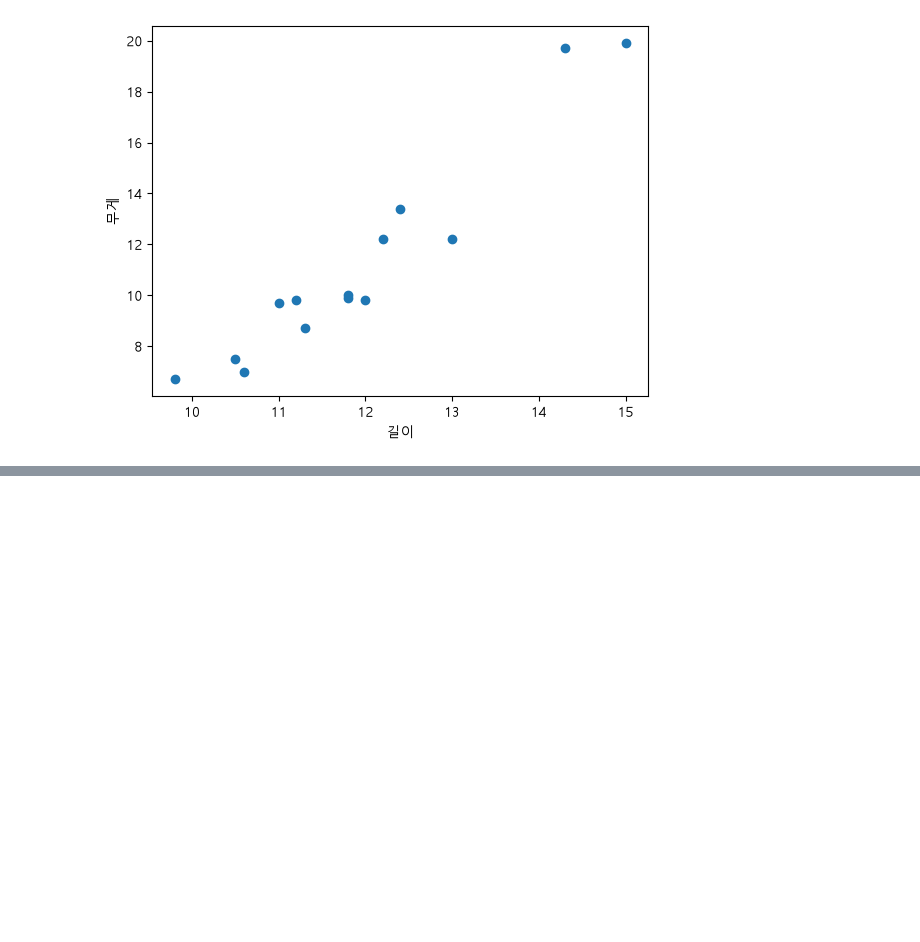
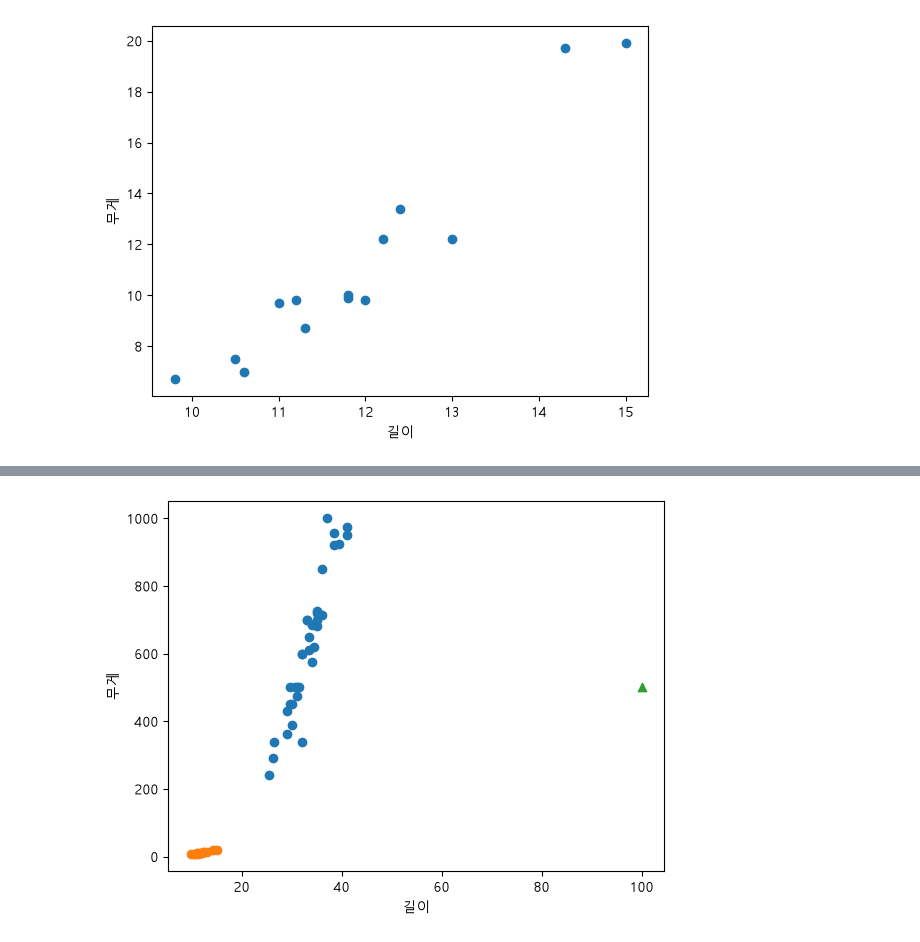
Before and after one commit to EPONINEE26/aix_learn_1106, a Jupyter notebook: p1109/p1109_03.ipynb, the cells around one changed output, grey strips where cells are left out. Cells and saved outputs as stored; diff of their text form; code cells hidden in the pictures; blank space fills up the shorter version.

```diff
--- a/p1109/p1109_03.ipynb
+++ b/p1109/p1109_03.ipynb
@@ -41,0 +134,10 @@ plt.show()
+# %%
+plt.scatter(bream_length, bream_weight)
+plt.scatter(smelt_length, smelt_weight)
+# plt.scatter(10,100, marker='^')
+plt.scatter(100,500, marker='^')
+plt.xlabel('길이')
+plt.ylabel('무게')
+plt.show()
+# %% [output]
+[figure, added]
```
Also changed, not shown: parts of 12 cells of this notebook, 2 other files.
